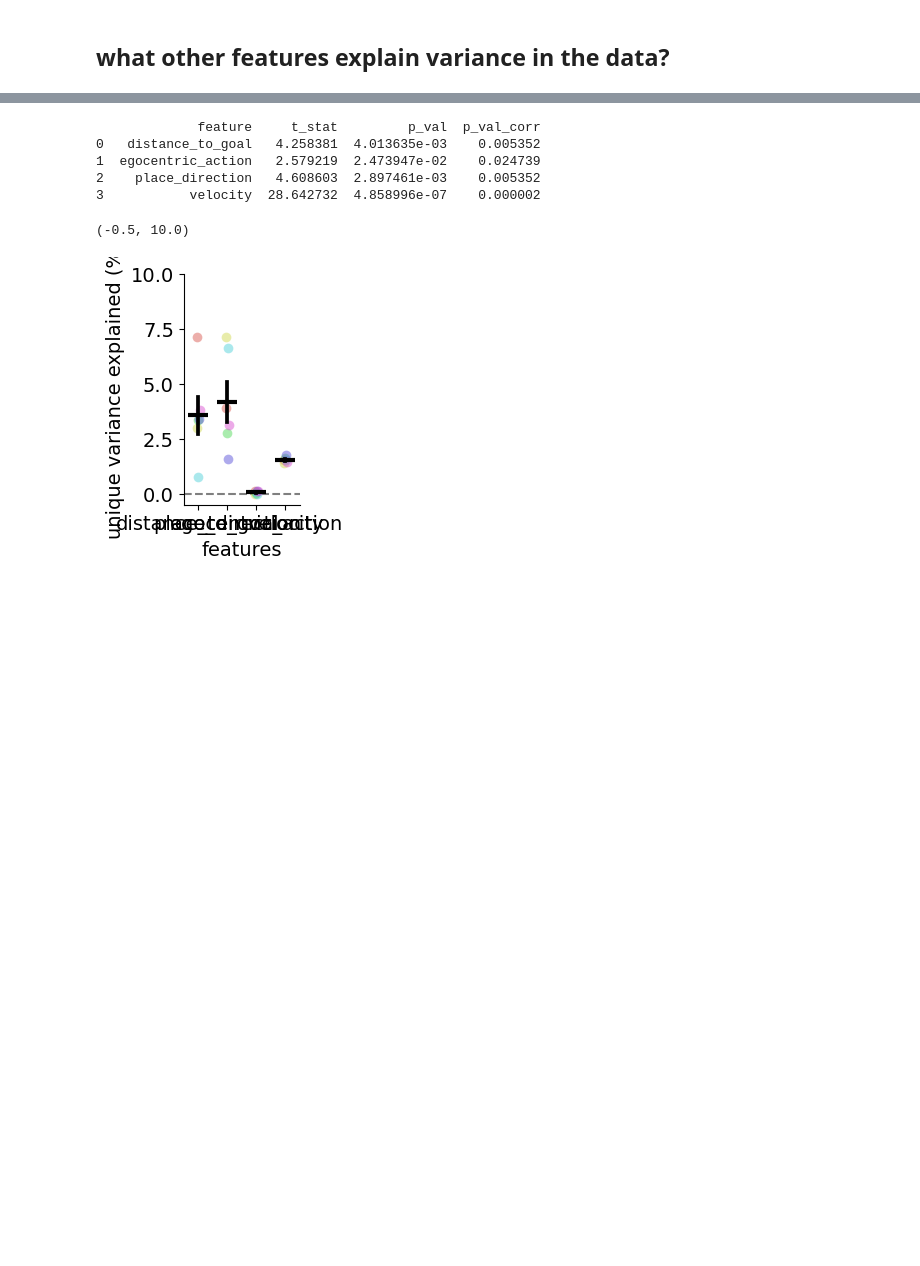
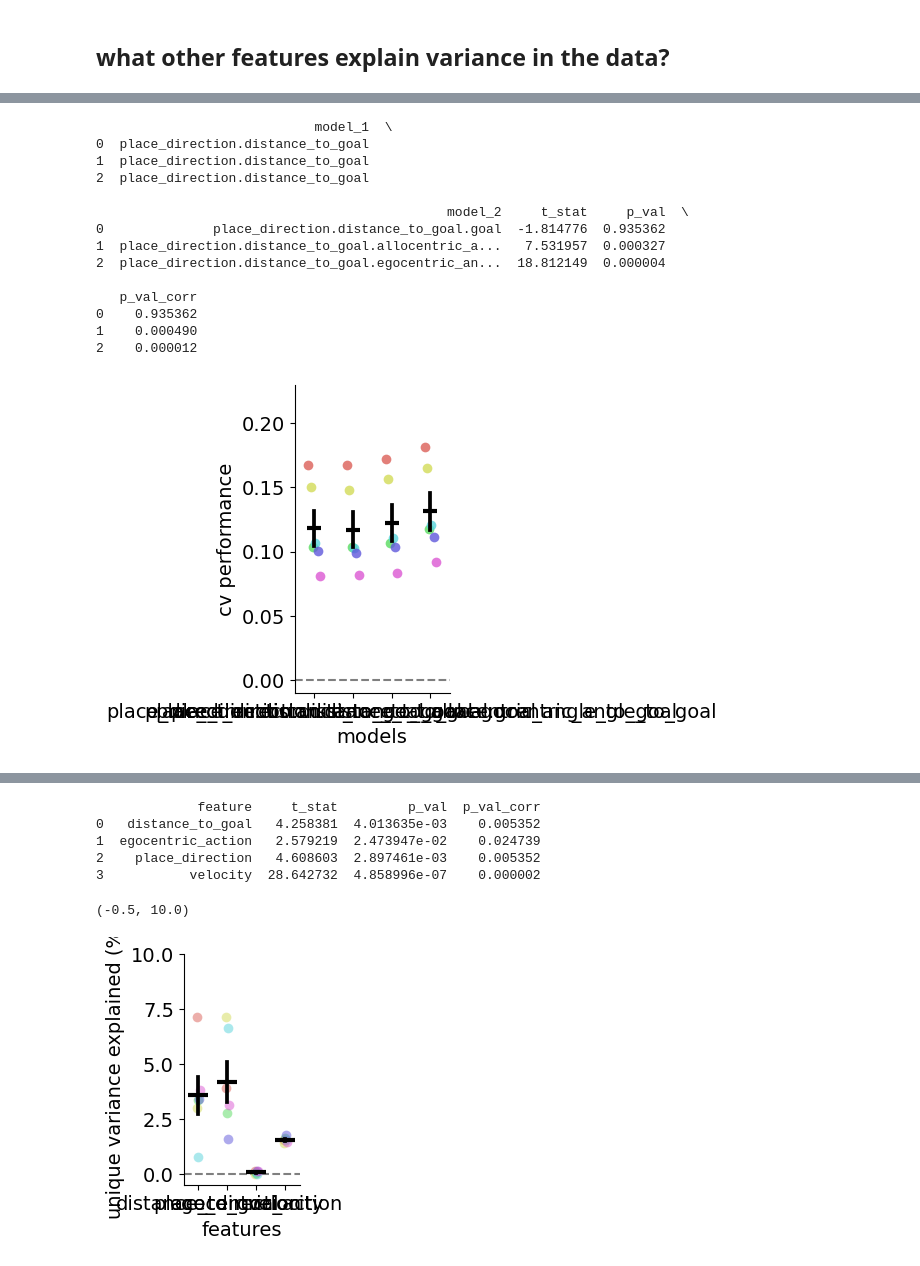
Before and after one commit to peterdoohan/GridMaze-mFC, a Jupyter notebook: Notebooks/neGLM.ipynb, the cells around one changed output, grey strips where cells are left out. Drawn from its saved outputs; the diff is of its cells as text; code cells hidden in the pictures; blank space fills up the shorter version.

```diff
--- a/Notebooks/neGLM.ipynb
+++ b/Notebooks/neGLM.ipynb
@@ -183,0 +231,40 @@ results_df = lms.load_model_set_cv_scores(
+# %%
+# control: different goal reps
+reload(mc)
+f, ax = plt.subplots(figsize=(2, 4))
+mc.plot_other_feature_results(
+    results_df,
+    models=[
+        "place_direction.distance_to_goal",
+        "place_direction.distance_to_goal.goal",
+        "place_direction.distance_to_goal.allocentric_angle_to_goal",
+        "place_direction.distance_to_goal.egocentric_angle_to_goal",
+    ],
+    outlier_threshold=-0.6,
+    plot_single_subjects=True,
+    print_stats=True,
+    stats_comparisons=[
+        ("place_direction.distance_to_goal", "place_direction.distance_to_goal.goal"),
+        ("place_direction.distance_to_goal", "place_direction.distance_to_goal.allocentric_angle_to_goal"),
+        ("place_direction.distance_to_goal", "place_direction.distance_to_goal.egocentric_angle_to_goal"),
+    ],
+    ax=ax,
+)
+ax.set_ylim(-0.01, 0.23)
+f.savefig("../results/neGLM/figures/other_features_control_1.pdf")
+# %% [output]
+                            model_1  \
+0  place_direction.distance_to_goal
+1  place_direction.distance_to_goal
+2  place_direction.distance_to_goal
+
+                                             model_2     t_stat     p_val  \
+0              place_direction.distance_to_goal.goal  -1.814776  0.935362
+1  place_direction.distance_to_goal.allocentric_a...   7.531957  0.000327
+2  place_direction.distance_to_goal.egocentric_an...  18.812149  0.000004
+
+   p_val_corr
+0    0.935362
+1    0.000490
+2    0.000012
+[figure, added]
```
Also changed, not shown: parts of 10 cells of this notebook, 1 other file.
